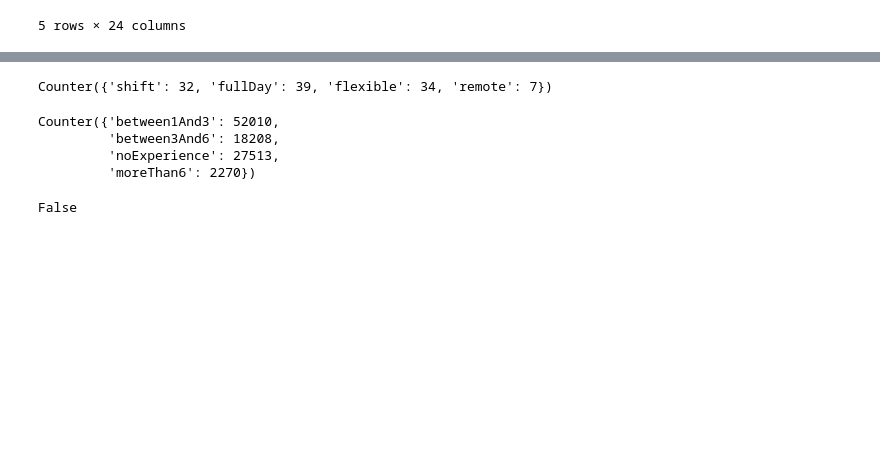
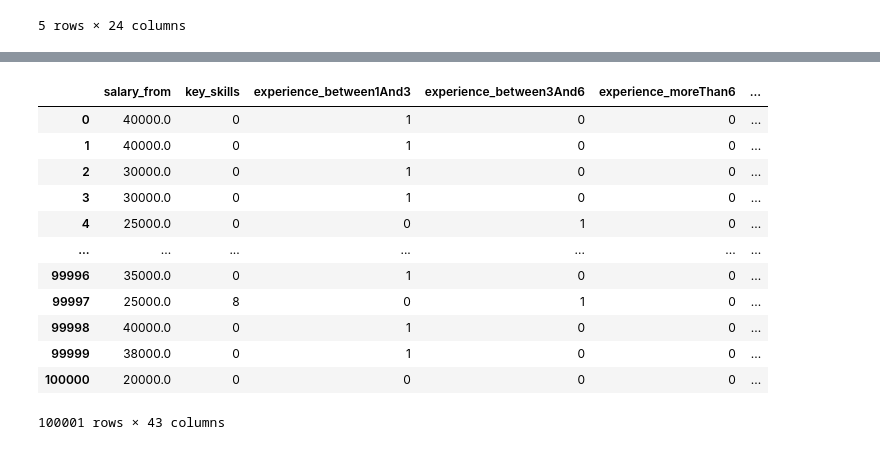
Before and after one commit to Sunnikickback/LaborHack, a Jupyter notebook: Untitled.ipynb, the cells around one changed output, grey strips where cells are left out. Drawn from its saved outputs; the diff is of its cells as text; code cells hidden in the pictures; blank space fills up the shorter version.

```diff
--- a/Untitled.ipynb
+++ b/Untitled.ipynb
@@ -75,15 +86,16 @@ df[(df['salary_from'] < 4000)][(df['schedule'] == 'fullDay')]
-# %%
-Counter(df[df['salary_from'] < 4000]['schedule'])
-# %% [output]
-Counter({'shift': 32, 'fullDay': 39, 'flexible': 34, 'remote': 7})
-# %%
-Counter(df['experience'])
-# %% [output]
-Counter({'between1And3': 52010,
-         'between3And6': 18208,
-         'noExperience': 27513,
-         'moreThan6': 2270})
-# %%
-df['key_skills'][0] == 'nan'
-# %% [output]
-False
+# %%
+df
+# %% [output]
+|  | salary_from | key_skills | experience_between1And3 | experience_between3And6 | experience_moreThan6 | ... |
+| 0 | 40000.0 | 0 | 1 | 0 | 0 | ... |
+| 1 | 40000.0 | 0 | 1 | 0 | 0 | ... |
+| 2 | 30000.0 | 0 | 1 | 0 | 0 | ... |
+| 3 | 30000.0 | 0 | 1 | 0 | 0 | ... |
+| 4 | 25000.0 | 0 | 0 | 1 | 0 | ... |
+| ... | ... | ... | ... | ... | ... | ... |
+| 99996 | 35000.0 | 0 | 1 | 0 | 0 | ... |
+| 99997 | 25000.0 | 8 | 0 | 1 | 0 | ... |
+| 99998 | 40000.0 | 0 | 1 | 0 | 0 | ... |
+| 99999 | 38000.0 | 0 | 1 | 0 | 0 | ... |
+| 100000 | 20000.0 | 0 | 0 | 0 | 0 | ... |
+100001 rows × 43 columns
```
Also changed, not shown: parts of 8 cells of this notebook, 1 other file.
